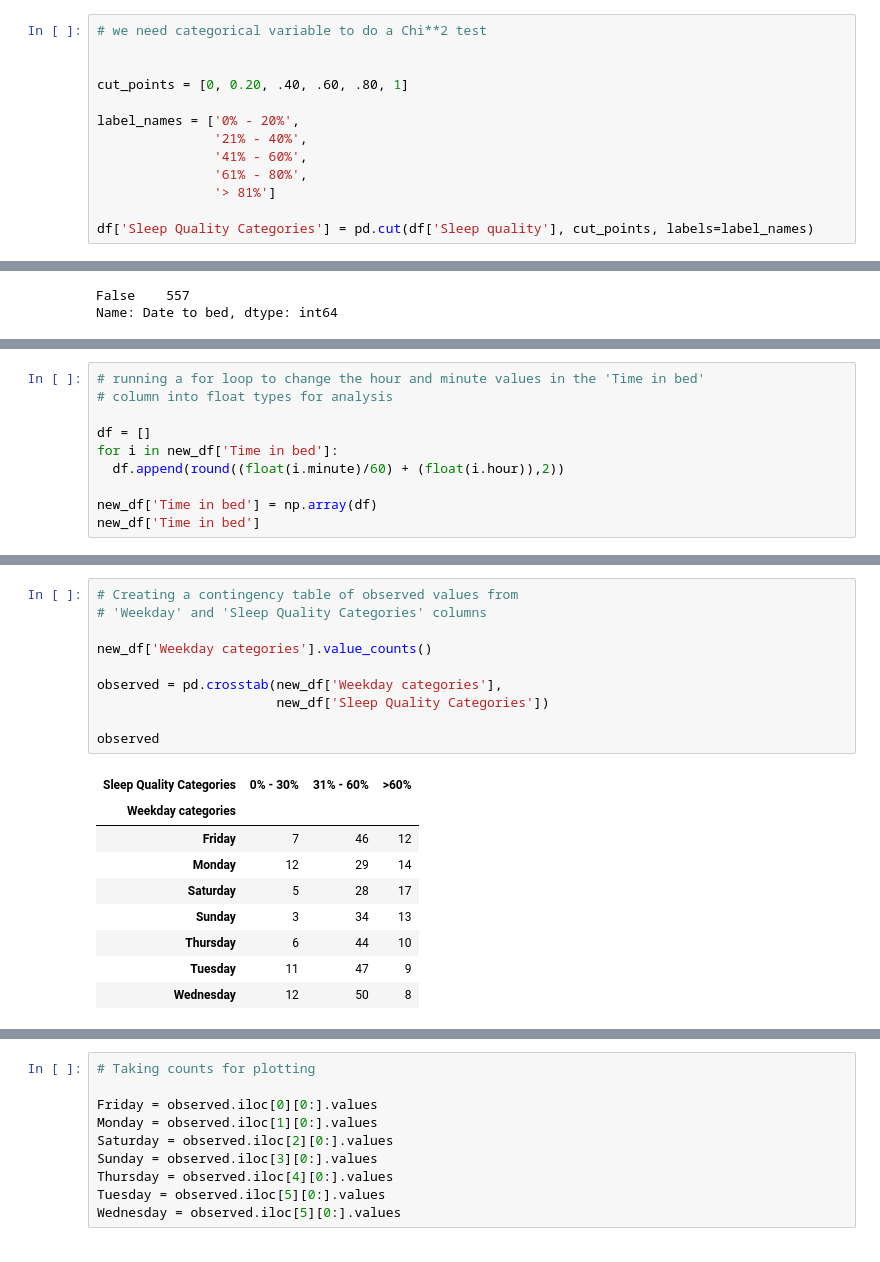
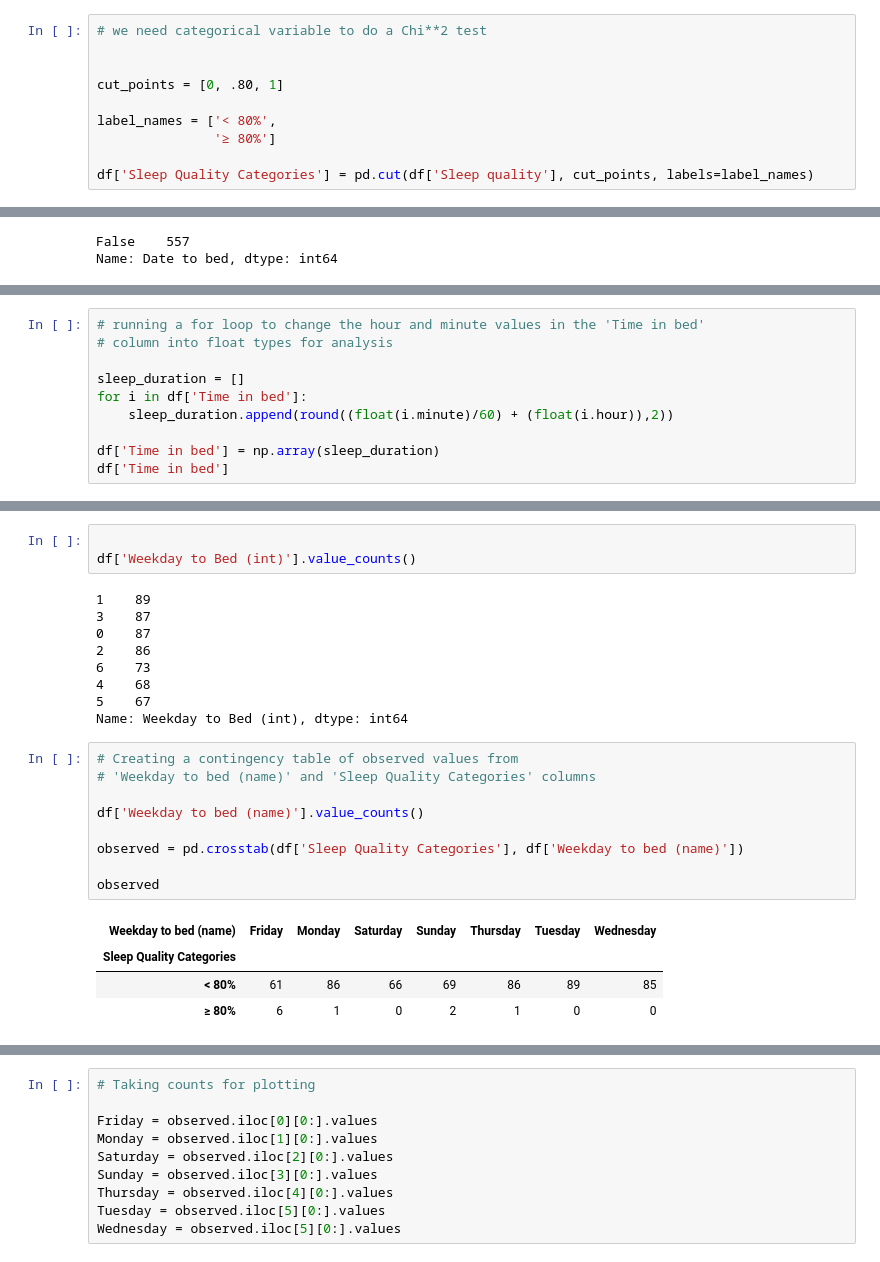
Before and after one commit to AVData/Data_Visualizations, a Jupyter notebook: Sleep_Data_notebook.ipynb, the cells around one changed output, grey strips where cells are left out. Cells and saved outputs as stored; diff of their text form.

```diff
--- a/Sleep_Data_notebook.ipynb
+++ b/Sleep_Data_notebook.ipynb
@@ -353,13 +381,10 @@ df.head(3)
 # we need categorical variable to do a Chi**2 test
 
 
-cut_points = [0, 0.20, .40, .60, .80, 1]
+cut_points = [0, .80, 1]
 
-label_names = ['0% - 20%',
-               '21% - 40%',
-               '41% - 60%',
-               '61% - 80%',
-               '> 81%']
+label_names = ['< 80%',
+               '≥ 80%']
 
 df['Sleep Quality Categories'] = pd.cut(df['Sleep quality'], cut_points, labels=label_names)
 # %%
@@ -447,12 +465,12 @@ datetime.date
 # running a for loop to change the hour and minute values in the 'Time in bed'
 # column into float types for analysis
 
-df = []
-for i in new_df['Time in bed']:
-  df.append(round((float(i.minute)/60) + (float(i.hour)),2))
+sleep_duration = []
+for i in df['Time in bed']:
+    sleep_duration.append(round((float(i.minute)/60) + (float(i.hour)),2))
 
-new_df['Time in bed'] = np.array(df)
-new_df['Time in bed']
+df['Time in bed'] = np.array(sleep_duration)
+df['Time in bed']
 # %% [output]
 0      6.23
 1      6.65
@@ -483,21 +487,27 @@ Name: Weekday, dtype: int64
+# %%
+
+df['Weekday to Bed (int)'].value_counts()
+# %% [output]
+1    89
+3    87
+0    87
+2    86
+6    73
+4    68
+5    67
+Name: Weekday to Bed (int), dtype: int64
 # %%
 # Creating a contingency table of observed values from
-# 'Weekday' and 'Sleep Quality Categories' columns
+# 'Weekday to bed (name)' and 'Sleep Quality Categories' columns
 
-new_df['Weekday categories'].value_counts()
+df['Weekday to bed (name)'].value_counts()
 
-observed = pd.crosstab(new_df['Weekday categories'],
-                       new_df['Sleep Quality Categories'])
+observed = pd.crosstab(df['Sleep Quality Categories'], df['Weekday to bed (name)'])
 
 observed
 # %% [output]
-| Sleep Quality Categories | 0% - 30% | 31% - 60% | >60% |
-| Weekday categories |  |  |  |
-| Friday | 7 | 46 | 12 |
-| Monday | 12 | 29 | 14 |
-| Saturday | 5 | 28 | 17 |
-| Sunday | 3 | 34 | 13 |
-| Thursday | 6 | 44 | 10 |
-| Tuesday | 11 | 47 | 9 |
-| Wednesday | 12 | 50 | 8 |
+| Weekday to bed (name) | Friday | Monday | Saturday | Sunday | Thursday | Tuesday | Wednesday |
+| Sleep Quality Categories |  |  |  |  |  |  |  |
+| < 80% | 61 | 86 | 66 | 69 | 86 | 89 | 85 |
+| ≥ 80% | 6 | 1 | 0 | 2 | 1 | 0 | 0 |
 # %%
```
Also changed, not shown: parts of 24 cells of this notebook.
